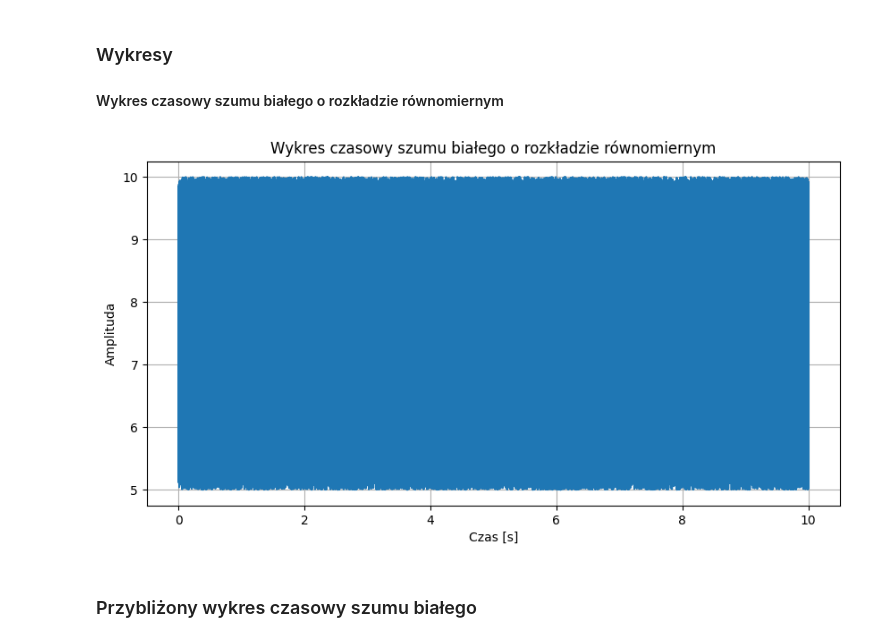
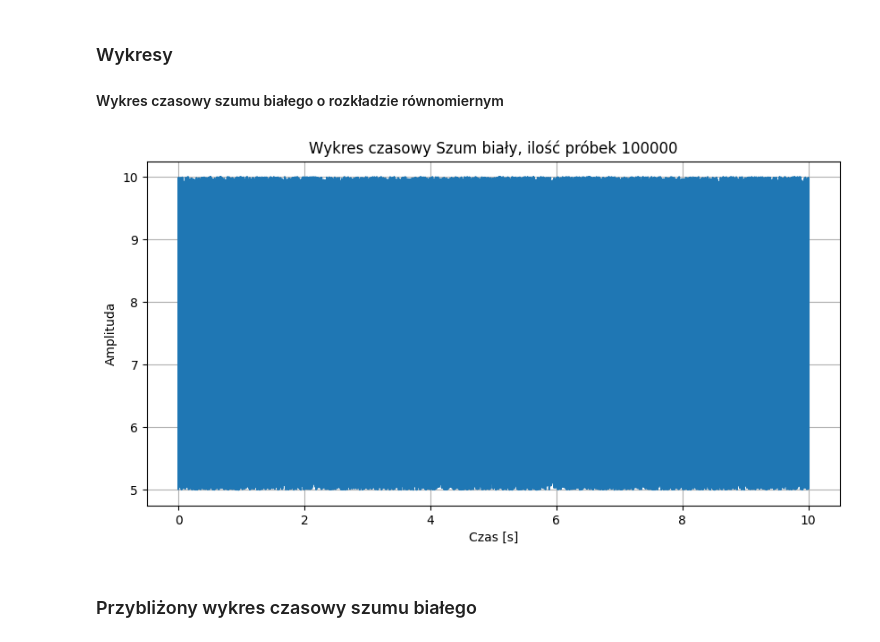
Before and after one commit to mbrunka/stochastyka-white-noise, a Jupyter notebook: main.ipynb, the cells around one changed output. Saved outputs shown, nothing was run; the diff lists cells and outputs as text; code cells hidden in the pictures.

```diff
--- a/main.ipynb
+++ b/main.ipynb
@@ -39,18 +161,11 @@ Liczba próbek 100000
 ### Wykresy
 
 #### Wykres czasowy szumu białego o rozkładzie równomiernym
-# %%
-
-czas = np.linspace(0, CZAS_TRWANIA, LICZBA_PROBEK)
-plt.figure(figsize=(10, 5))
-plt.plot(czas, szum_bialy)
-plt.title('Wykres czasowy szumu białego o rozkładzie równomiernym')
-plt.xlabel('Czas [s]')
-plt.ylabel('Amplituda')
-plt.grid(True)
-plt.show()
-# %% [output]
-[figure, removed]
+# %%
+
+wykres_czasowo_aplitudowy(szum_bialy, CZAS_TRWANIA, LICZBA_PROBEK, f"Szum biały, ilość próbek {LICZBA_PROBEK}")
+# %% [output]
+[figure, added]
 # %% [markdown]
 ### Przybliżony wykres czasowy szumu białego
 # %%
```
Also changed, not shown: parts of 14 cells of this notebook, 2 other files.
